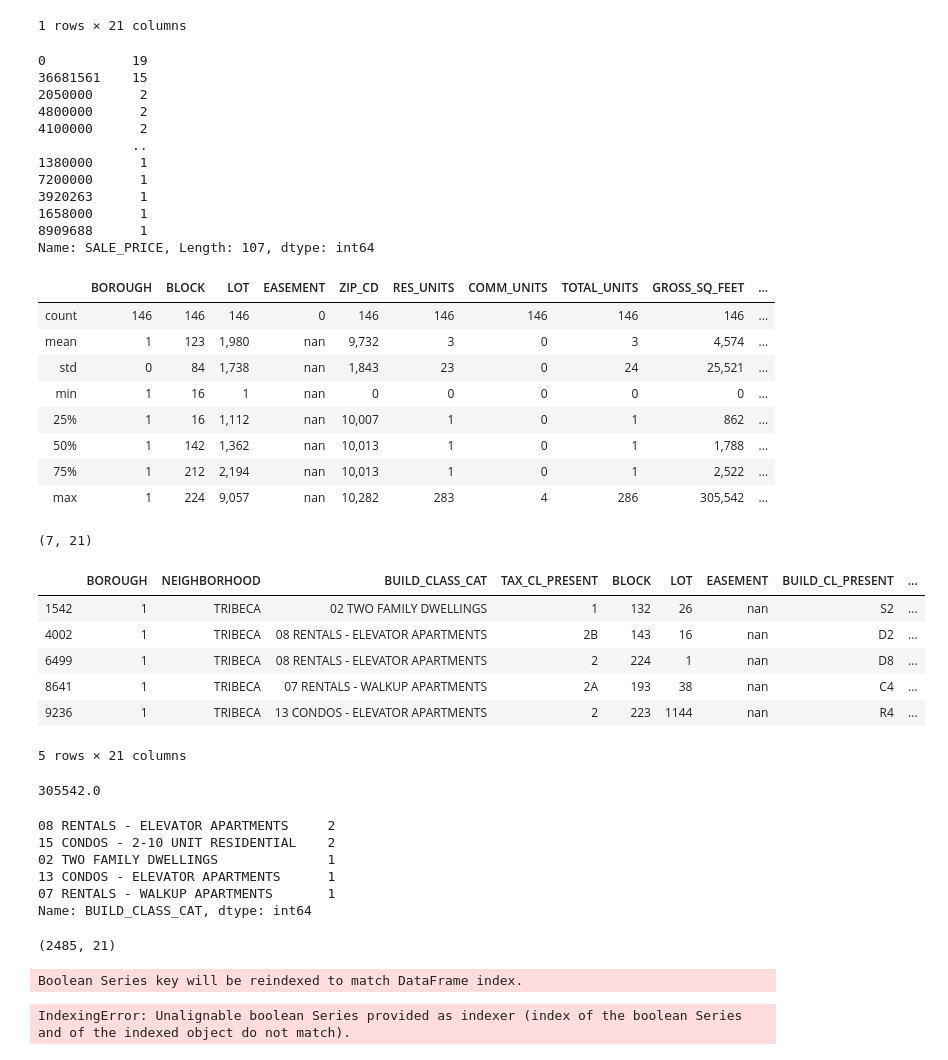
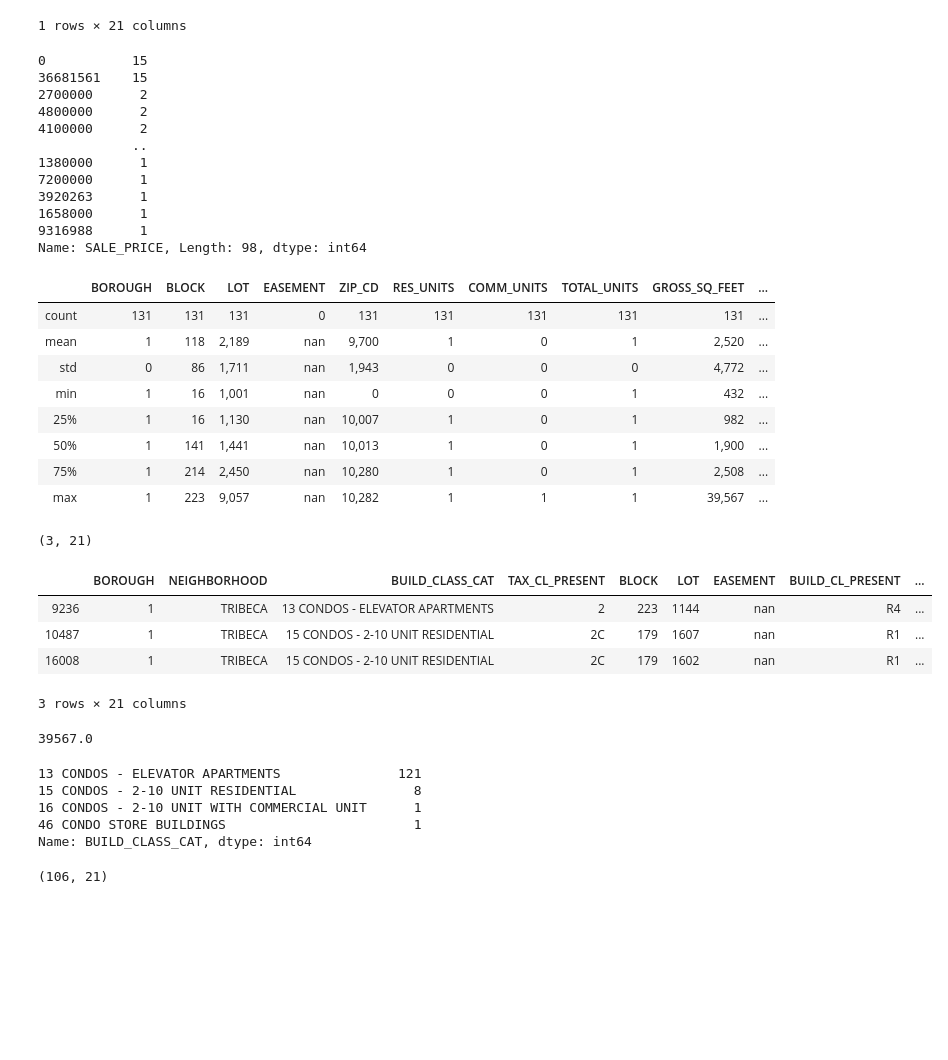
Before and after one commit to SwetaSengupta/DS-Unit-2-Applied-Modeling, a Jupyter notebook: module2-wrangle-ml-datasets/LS_DS_232_assignment.ipynb, the cells around one changed output. Drawn from its saved outputs; the diff is of its cells as text; code cells hidden in the pictures; blank space fills up the shorter version.

```diff
--- a/module2-wrangle-ml-datasets/LS_DS_232_assignment.ipynb
+++ b/module2-wrangle-ml-datasets/LS_DS_232_assignment.ipynb
@@ -288,11 +306,11 @@ Tribeca.query('SALE_PRICE==39285000')
 # cash consideration. There can be a number of reasons for a $0 sale including
 # transfers of ownership from parents to children.
 # %%
-Tribeca['SALE_PRICE'].value_counts()
+single_units['SALE_PRICE'].value_counts()
 # %% [output]
-0           19
+0           15
 36681561    15
-2050000      2
+2700000      2
 4800000      2
 4100000      2
             ..
@@ -300,50 +318,47 @@ Tribeca['SALE_PRICE'].value_counts()
 7200000      1
 3920263      1
 1658000      1
-8909688      1
-Name: SALE_PRICE, Length: 107, dtype: int64
+9316988      1
+Name: SALE_PRICE, Length: 98, dtype: int64
 # %%
-Tribeca.describe()
+single_units.describe()
 # %% [output]
 |  | BOROUGH | BLOCK | LOT | EASEMENT | ZIP_CD | RES_UNITS | COMM_UNITS | TOTAL_UNITS | GROSS_SQ_FEET | ... |
-| count | 146 | 146 | 146 | 0 | 146 | 146 | 146 | 146 | 146 | ... |
-| mean | 1 | 123 | 1,980 | nan | 9,732 | 3 | 0 | 3 | 4,574 | ... |
-| std | 0 | 84 | 1,738 | nan | 1,843 | 23 | 0 | 24 | 25,521 | ... |
-| min | 1 | 16 | 1 | nan | 0 | 0 | 0 | 0 | 0 | ... |
-| 25% | 1 | 16 | 1,112 | nan | 10,007 | 1 | 0 | 1 | 862 | ... |
-| 50% | 1 | 142 | 1,362 | nan | 10,013 | 1 | 0 | 1 | 1,788 | ... |
-| 75% | 1 | 212 | 2,194 | nan | 10,013 | 1 | 0 | 1 | 2,522 | ... |
-| max | 1 | 224 | 9,057 | nan | 10,282 | 283 | 4 | 286 | 305,542 | ... |
+| count | 131 | 131 | 131 | 0 | 131 | 131 | 131 | 131 | 131 | ... |
+| mean | 1 | 118 | 2,189 | nan | 9,700 | 1 | 0 | 1 | 2,520 | ... |
+| std | 0 | 86 | 1,711 | nan | 1,943 | 0 | 0 | 0 | 4,772 | ... |
+| min | 1 | 16 | 1,001 | nan | 0 | 0 | 0 | 1 | 432 | ... |
+| 25% | 1 | 16 | 1,130 | nan | 10,007 | 1 | 0 | 1 | 982 | ... |
+| 50% | 1 | 141 | 1,441 | nan | 10,013 | 1 | 0 | 1 | 1,900 | ... |
+| 75% | 1 | 214 | 2,450 | nan | 10,280 | 1 | 0 | 1 | 2,508 | ... |
+| max | 1 | 223 | 9,057 | nan | 10,282 | 1 | 1 | 1 | 39,567 | ... |
 # %%
 # Look at property sales for > 5,000 square feet
 # Q. What is the highest square footage you see?
-condition = Tribeca['GROSS_SQ_FEET']>5000
-five_thou = Tribeca[condition]
+condition = single_units['GROSS_SQ_FEET']>5000
+five_thou = single_units[condition]
 print(five_thou.shape)
 five_thou.head()
 # %% [output]
-(7, 21)
+(3, 21)
 |  | BOROUGH | NEIGHBORHOOD | BUILD_CLASS_CAT | TAX_CL_PRESENT | BLOCK | LOT | EASEMENT | BUILD_CL_PRESENT | ... |
-| 1542 | 1 | TRIBECA | 02 TWO FAMILY DWELLINGS | 1 | 132 | 26 | nan | S2 | ... |
-| 4002 | 1 | TRIBECA | 08 RENTALS - ELEVATOR APARTMENTS | 2B | 143 | 16 | nan | D2 | ... |
-| 6499 | 1 | TRIBECA | 08 RENTALS - ELEVATOR APARTMENTS | 2 | 224 | 1 | nan | D8 | ... |
-| 8641 | 1 | TRIBECA | 07 RENTALS - WALKUP APARTMENTS | 2A | 193 | 38 | nan | C4 | ... |
 | 9236 | 1 | TRIBECA | 13 CONDOS - ELEVATOR APARTMENTS | 2 | 223 | 1144 | nan | R4 | ... |
+| 10487 | 1 | TRIBECA | 15 CONDOS - 2-10 UNIT RESIDENTIAL | 2C | 179 | 1607 | nan | R1 | ... |
+| 16008 | 1 | TRIBECA | 15 CONDOS - 2-10 UNIT RESIDENTIAL | 2C | 179 | 1602 | nan | R1 | ... |
-5 rows × 21 columns
+3 rows × 21 columns
 # %%
 five_thou['GROSS_SQ_FEET'].max()
 # %% [output]
-305542.0
+39567.0
 # %%
 # What are the building class categories?
 # How frequently does each occur?
-five_thou['BUILD_CLASS_CAT'].value_counts()
+single_units['BUILD_CLASS_CAT'].value_counts()
 # %% [output]
-08 RENTALS - ELEVATOR APARTMENTS     2
-15 CONDOS - 2-10 UNIT RESIDENTIAL    2
-02 TWO FAMILY DWELLINGS              1
-13 CONDOS - ELEVATOR APARTMENTS      1
-07 RENTALS - WALKUP APARTMENTS       1
+13 CONDOS - ELEVATOR APARTMENTS               121
+15 CONDOS - 2-10 UNIT RESIDENTIAL               8
+16 CONDOS - 2-10 UNIT WITH COMMERCIAL UNIT      1
+46 CONDO STORE BUILDINGS                        1
 Name: BUILD_CLASS_CAT, dtype: int64
 # %%
 # Keep subset of rows:
@@ -351,17 +366,10 @@ Name: BUILD_CLASS_CAT, dtype: int64
 # Building class category = Condos - Elevator Apartments
 
 # Check how many rows you have now. (Should be 106 rows.)
-condition = (df['SALE_PRICE']>0)&(df['BUILD_CLASS_CAT']=='13 CONDOS - ELEVATOR APARTMENTS')
-newdf = df[condition]
+condition = (single_units['SALE_PRICE']>0) & (single_units['BUILD_CLASS_CAT']=='13 CONDOS - ELEVATOR APARTMENTS')
+newdf = single_units[condition]
 newdf.shape
 # %% [output]
-(2485, 21)
+(106, 21)
-# %%
-condition = (Tribeca['SALE_PRICE']>0)&(Tribeca['BUILD_CLASS_CAT']=='13 CONDOS - ELEVATOR APARTMENTS')
-newdf1 = df[condition]
-newdf1.shape
-# %% [output]
-Boolean Series key will be reindexed to match DataFrame index.
-IndexingError: Unalignable boolean Series provided as indexer (index of the boolean Series and of the indexed object do not match).
 # %%
 # Make a Plotly Express scatter plot of GROSS_SQUARE_FEET vs SALE_PRICE
```
Also changed, not shown: parts of 13 cells of this notebook.
